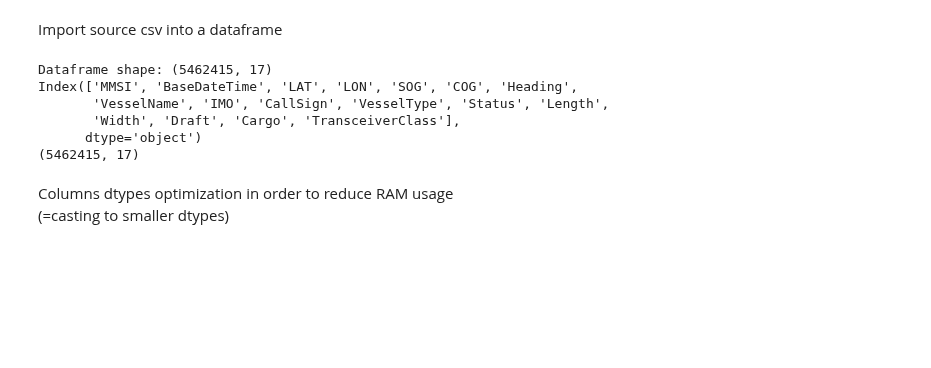
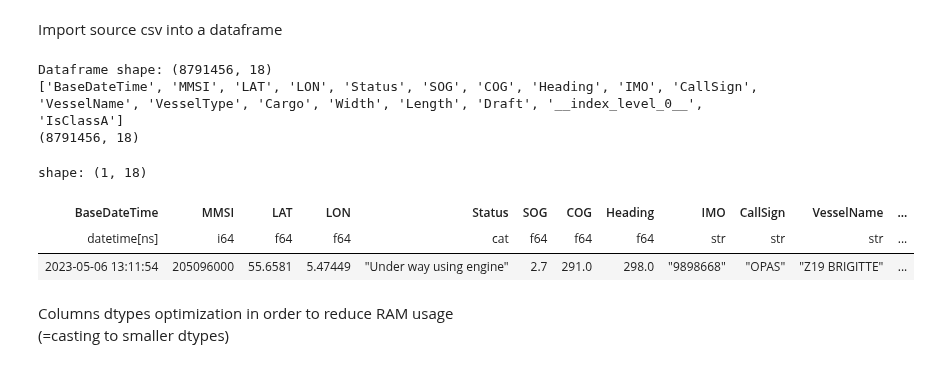
Before and after one commit to Accazeta/AIS_data_analysis, a Jupyter notebook: src/Denmark/TREAD.ipynb, the cells around one changed output. Cells and saved outputs as stored; diff of their text form; code cells hidden in the pictures; blank space fills up the shorter version.

```diff
--- a/src/Denmark/TREAD.ipynb
+++ b/src/Denmark/TREAD.ipynb
@@ -23,18 +25,20 @@ import plotly.graph_objects as go
 # %% [markdown]
 Import source csv into a dataframe
 # %%
-FILE_NAME = '2019_01-03.csv'
-clean_df = p.read_csv(c.FOLDER_PATH + FILE_NAME)
+FILE_NAME = 'cleaned_denmark_2023-06-05_point-based.parquet'
+clean_df = pl.read_parquet(c.FOLDER_PATH + FILE_NAME)
 print(f'Dataframe shape: {clean_df.shape}')
 print(clean_df.columns)
 print(clean_df.shape)
+display(clean_df.head(1))
 # %% [output]
-Dataframe shape: (5462415, 17)
-Index(['MMSI', 'BaseDateTime', 'LAT', 'LON', 'SOG', 'COG', 'Heading',
-       'VesselName', 'IMO', 'CallSign', 'VesselType', 'Status', 'Length',
-       'Width', 'Draft', 'Cargo', 'TransceiverClass'],
-      dtype='object')
-(5462415, 17)
+Dataframe shape: (8791456, 18)
+['BaseDateTime', 'MMSI', 'LAT', 'LON', 'Status', 'SOG', 'COG', 'Heading', 'IMO', 'CallSign', 'VesselName', 'VesselType', 'Cargo', 'Width', 'Length', 'Draft', '__index_level_0__', 'IsClassA']
+(8791456, 18)
+shape: (1, 18)
+| BaseDateTime | MMSI | LAT | LON | Status | SOG | COG | Heading | IMO | CallSign | VesselName | ... |
+| datetime[ns] | i64 | f64 | f64 | cat | f64 | f64 | f64 | str | str | str | ... |
+| 2023-05-06 13:11:54 | 205096000 | 55.6581 | 5.47449 | "Under way using engine" | 2.7 | 291.0 | 298.0 | "9898668" | "OPAS" | "Z19 BRIGITTE" | ... |
 # %% [markdown]
 Columns dtypes optimization in order to reduce RAM usage <br>
 (=casting to smaller dtypes)
```
Also changed, not shown: parts of 16 cells of this notebook.
